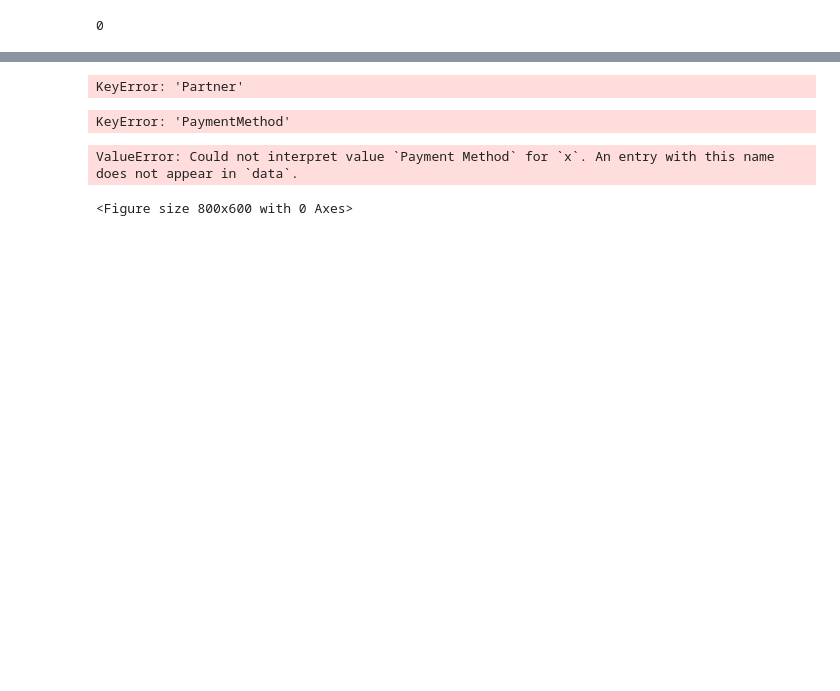
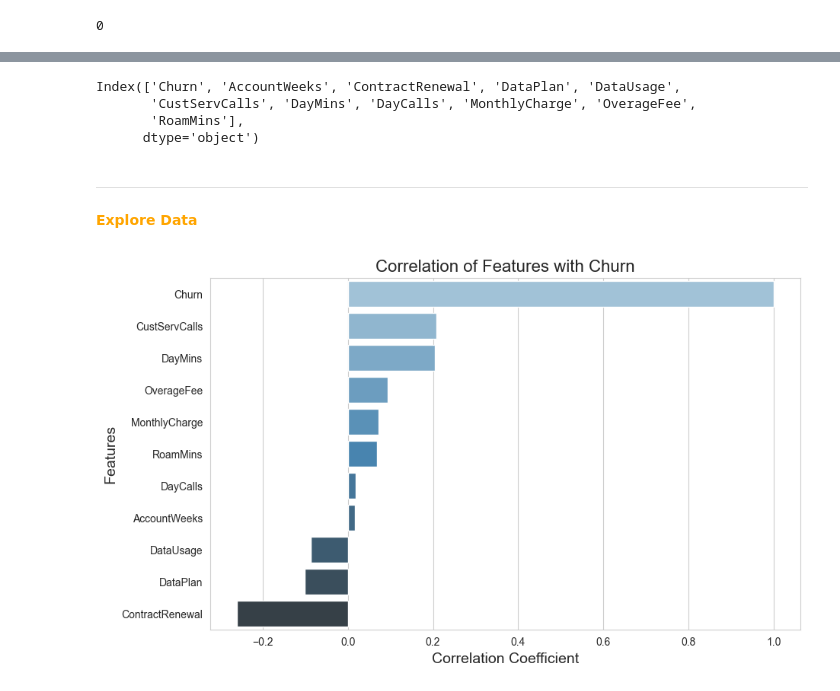
Before and after one commit to SajjadKhanYousafzai/DEP, a Jupyter notebook: Predicting Customer Churn/customer_churn.ipynb, the cells around one changed output, grey strips where cells are left out. Saved outputs shown, nothing was run; the diff lists cells and outputs as text; code cells hidden in the pictures; blank space fills up the shorter version.

```diff
--- a/Predicting Customer Churn/customer_churn.ipynb
+++ b/Predicting Customer Churn/customer_churn.ipynb
@@ -114,6 +112,3 @@ dtype: int64
 df.duplicated().sum()
 # %% [output]
 0
-# %%
-df=df["gender"].value_counts()
-df
@@ -127,2 +114,0 @@ Name: count, dtype: int64
-# %%
-df = df.groupby('gender').size().reset_index(name='Total Churned')
@@ -139,27 +115,25 @@ plt.show()
-# %%
-df = df['Partner'].value_counts()
-# %% [output]
-KeyError: 'Partner'
-# %%
-payment_count = df['PaymentMethod'].value_counts()
-payment_count
-# %% [output]
-KeyError: 'PaymentMethod'
-# %%
-plt.figure(figsize=(8,6))
-ax = sns.barplot(x="Payment Method", y="Count", palette='Set2', data=df)
-for p in ax.patches:
-    ax.annotate(f'{int(p.get_height())}',
-                (p.get_x() + p.get_width() / 2., p.get_height()),
-                ha='center', va='center',
-                xytext=(0, 9),
-                textcoords='offset points')
-
-plt.title('Churn customer by payment Methods')
-plt.xlabel('Payment Method')
-plt.ylabel('Count')
-plt.xticks(rotation=45)
-plt.show()
-# %% [output]
-ValueError: Could not interpret value `Payment Method` for `x`. An entry with this name does not appear in `data`.
-<Figure size 800x600 with 0 Axes>
+# %%
+df.columns
+# %% [output]
+Index(['Churn', 'AccountWeeks', 'ContractRenewal', 'DataPlan', 'DataUsage',
+       'CustServCalls', 'DayMins', 'DayCalls', 'MonthlyCharge', 'OverageFee',
+       'RoamMins'],
+      dtype='object')
+# %% [markdown]
+---
+<p><span style="color: orange; font-size: 350%; font-weight: bold;">Explore Data</span></p>
+# %%
+# Calculate correlation with the target variable 'Churn'
+corr_with_churn = df.corr(numeric_only=True)["Churn"].dropna().sort_values(ascending=False)
+
+# Plotting the correlations
+plt.figure(figsize=(10, 6))
+sns.barplot(x=corr_with_churn.values, y=corr_with_churn.index, palette="Blues_d")
+
+plt.title('Correlation of Features with Churn', fontsize=16)
+plt.xlabel('Correlation Coefficient', fontsize=14)
+plt.ylabel('Features', fontsize=14)
+
+plt.show()
+# %% [output]
+[figure, added]
```
Also changed, not shown: parts of 14 cells of this notebook, 2 other files.
